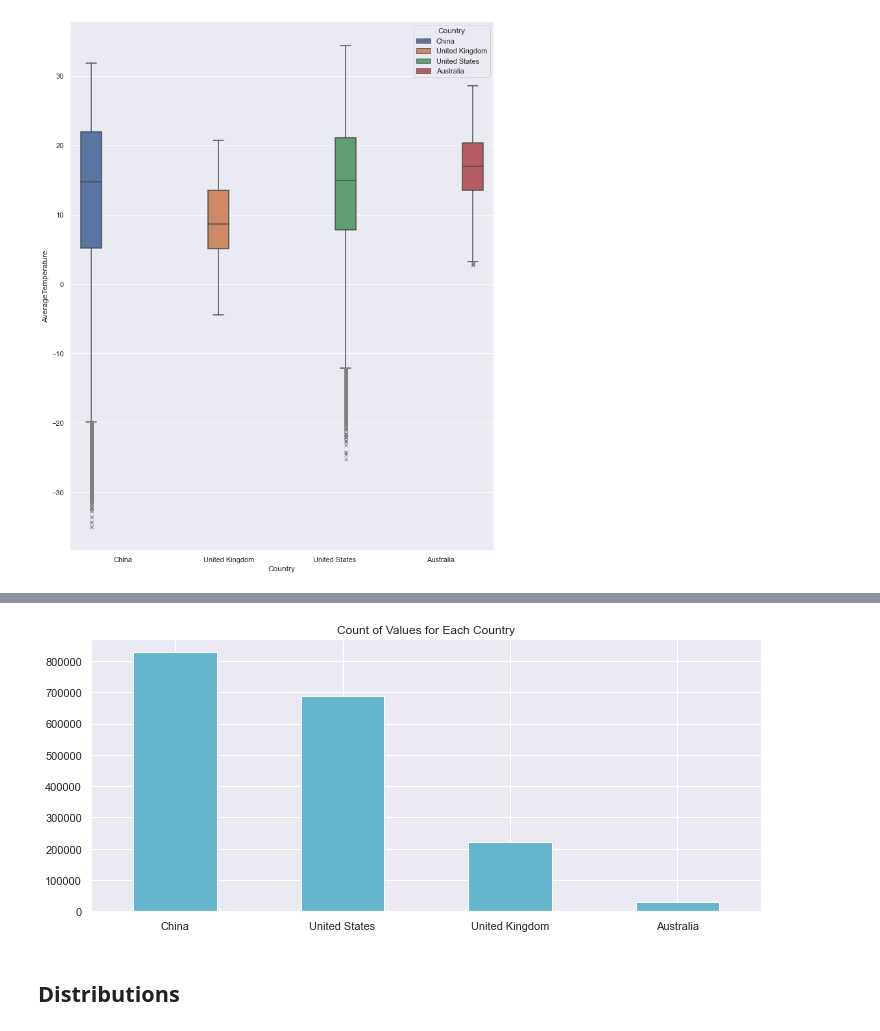
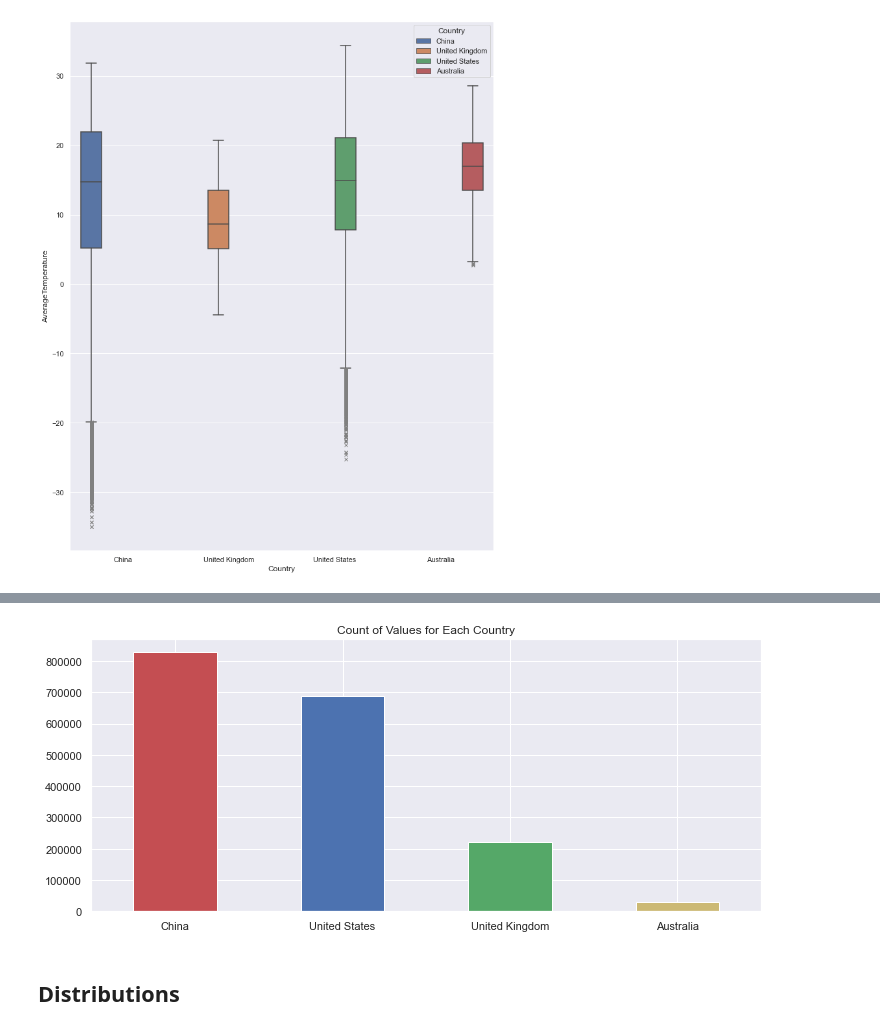
Before and after one commit to SoffieW/climate_repository, a Jupyter notebook: notebooks/exploratory/explore_and_process_data.ipynb, the cells around one changed output, grey strips where cells are left out. Cells and saved outputs as stored; diff of their text form; code cells hidden in the pictures.

```diff
--- a/notebooks/exploratory/explore_and_process_data.ipynb
+++ b/notebooks/exploratory/explore_and_process_data.ipynb
@@ -173,9 +173,9 @@ Papua New Guinea     0.018 %
 Name: Country, Length: 159, dtype: object
 # %%
 #visualise counts
-temps_df.loc[(temps_df['Country'] == 'United Kingdom') | (temps_df['Country'] == 'China') | (temps_df['Country'] == 'Australia') | (temps_df['Country'] == 'United States')].Country.value_counts().plot(kind='bar', figsize = (12,5), rot = 0, title = 'Count of Values for Each Country', color = 'c');
+temps_df.loc[(temps_df['Country'] == 'United Kingdom') | (temps_df['Country'] == 'China') | (temps_df['Country'] == 'Australia') | (temps_df['Country'] == 'United States')].Country.value_counts().plot(kind='bar', figsize = (12,5), rot = 0, title = 'Count of Values for Each Country',color = ['r', 'b','g','y']);
 # %% [output]
-[figure, old version]
+[figure, new version]
 # %% [markdown]
 ## Distributions
 # %%
```
Also changed, not shown: parts of 14 cells of this notebook.
